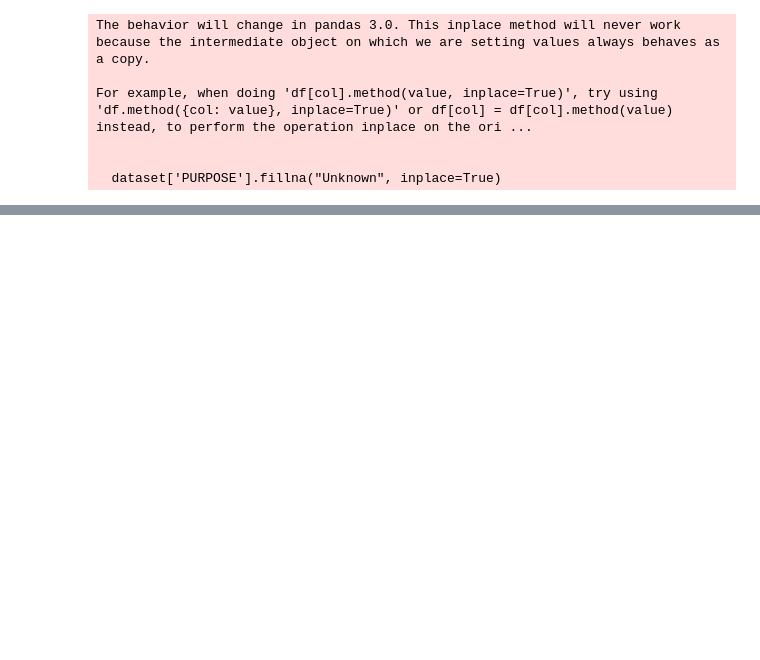
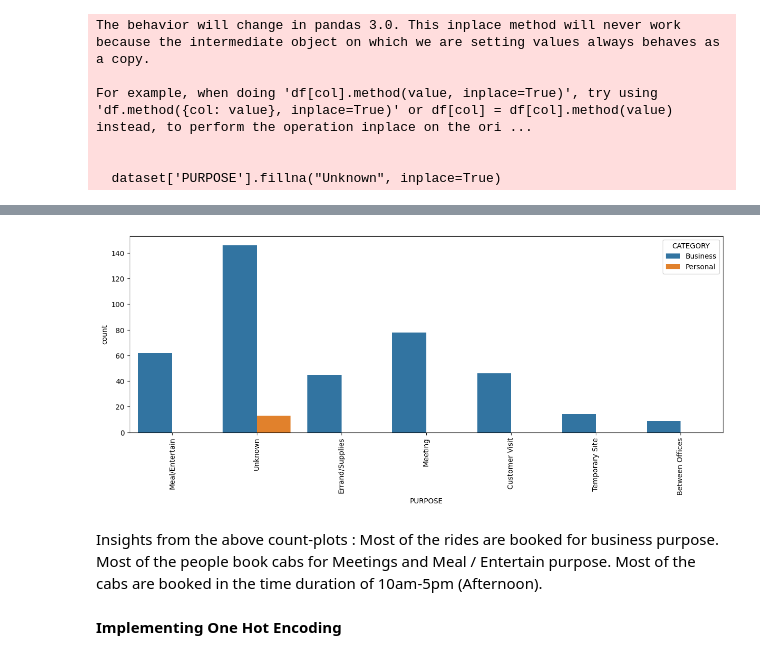
Before and after one commit to atharvpatole/Uber-Rides, a Jupyter notebook: Uber_Rides.ipynb, the cells around one changed output, grey strips where cells are left out. Drawn from its saved outputs; the diff is of its cells as text; code cells hidden in the pictures; blank space fills up the shorter version.

```diff
--- a/Uber_Rides.ipynb
+++ b/Uber_Rides.ipynb
@@ -74,0 +123,14 @@ dataset.drop_duplicates(inplace=True)
+# %%
+plt.figure(figsize=(15, 5))
+sns.countplot(data=dataset, x='PURPOSE', hue='CATEGORY')
+plt.xticks(rotation=90)
+plt.show()
+# %% [output]
+[figure, added]
+# %% [markdown]
+Insights from the above count-plots :
+Most of the rides are booked for business purpose.
+Most of the people book cabs for Meetings and Meal / Entertain purpose.
+Most of the cabs are booked in the time duration of 10am-5pm (Afternoon).
+# %% [markdown]
+**Implementing One Hot Encoding**
```
Also changed, not shown: parts of 16 cells of this notebook.
